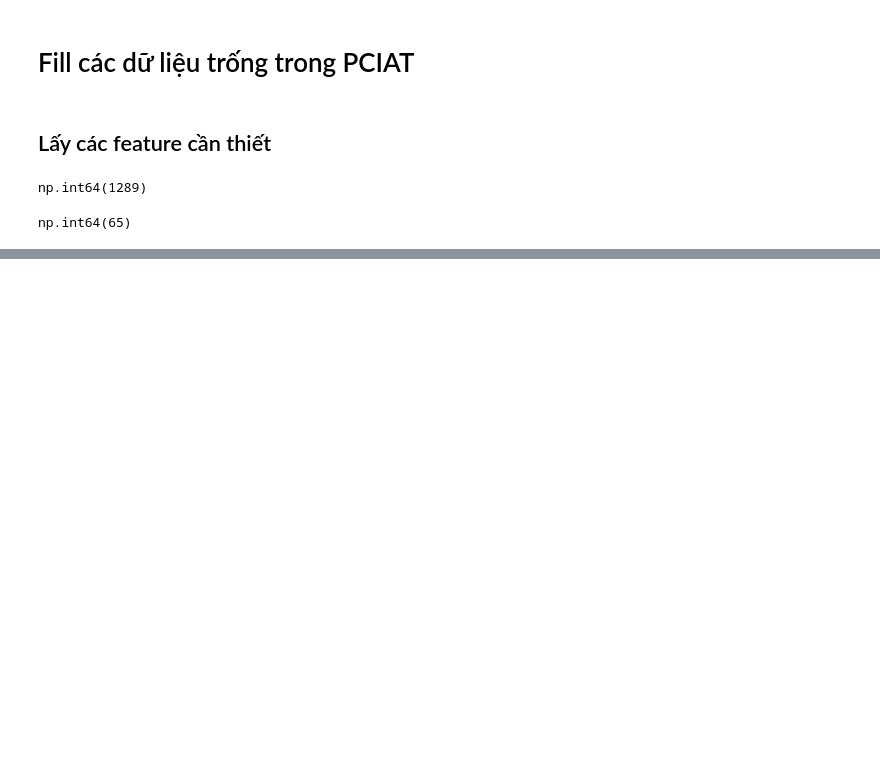
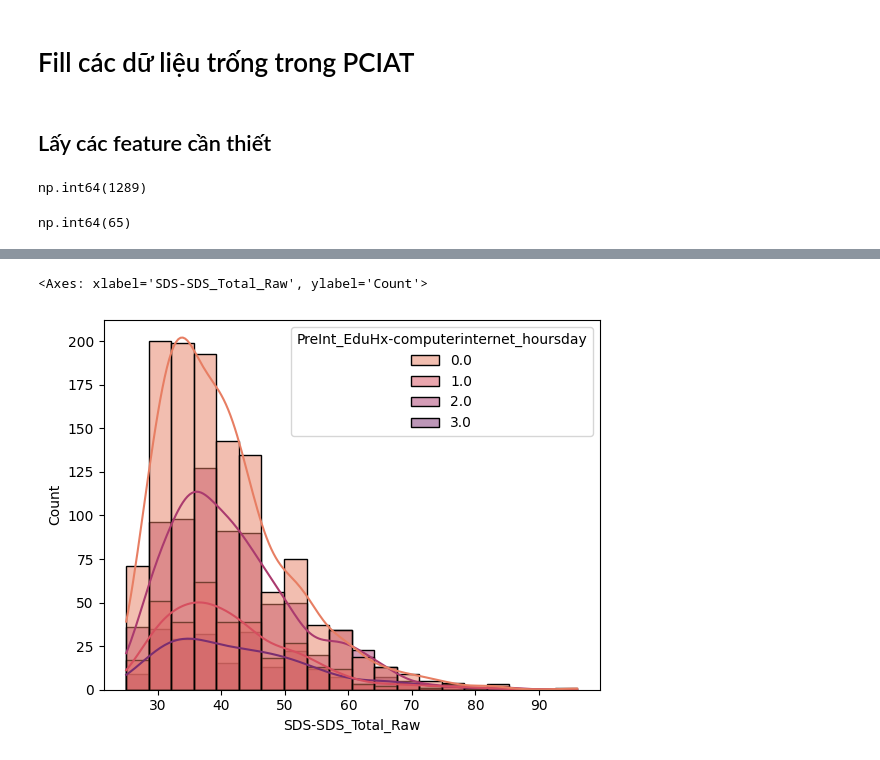
Before and after one commit to minhnhatdeii/top1uet_piu, a Jupyter notebook: MANH/Analysis.ipynb, the cells around one changed output, grey strips where cells are left out. Drawn from its saved outputs; the diff is of its cells as text; code cells hidden in the pictures; blank space fills up the shorter version.

```diff
--- a/MANH/Analysis.ipynb
+++ b/MANH/Analysis.ipynb
@@ -144,0 +185,6 @@ np.int64(65)
+# %%
+sns.histplot(data = train_df, x = 'SDS-SDS_Total_Raw', hue = 'PreInt_EduHx-computerinternet_hoursday', bins = 20, kde = True,
+             palette = 'flare')
+# %% [output]
+<Axes: xlabel='SDS-SDS_Total_Raw', ylabel='Count'>
+[figure, added]
```
Also changed, not shown: parts of 5 cells of this notebook.
